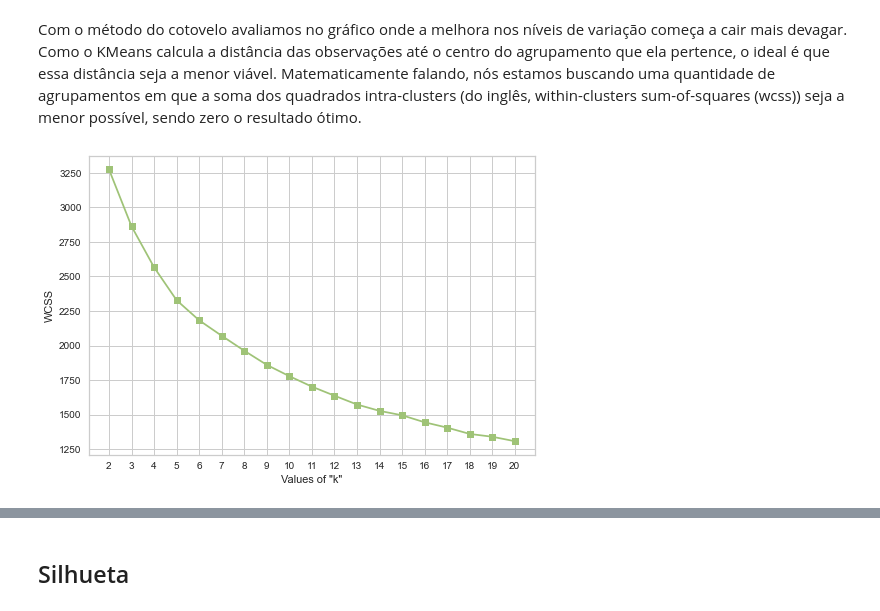
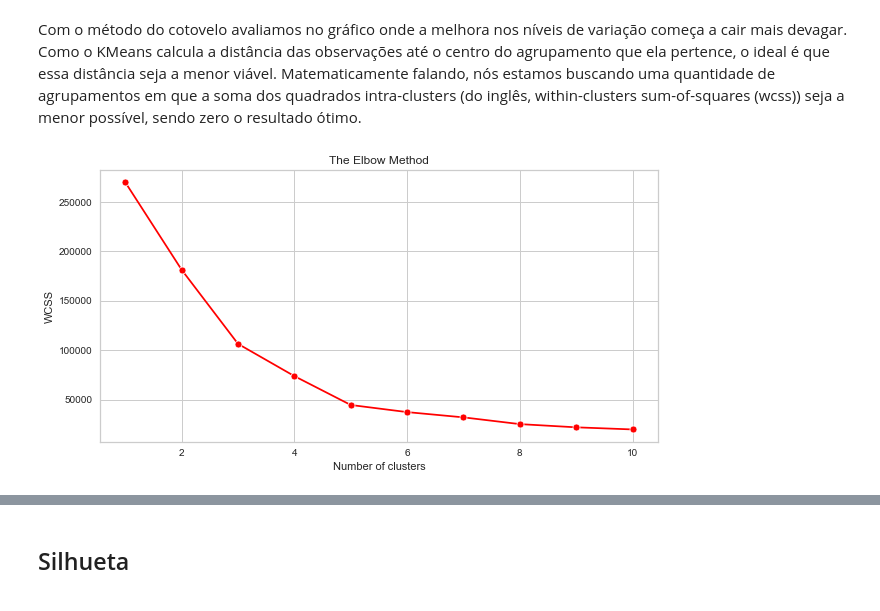
Before and after one commit to thaisratis/Curso_ML_Minsait, a Jupyter notebook: Notebooks/Aula01/Clusterizacao.ipynb, the cells around one changed output, grey strips where cells are left out. Drawn from its saved outputs; the diff is of its cells as text; code cells hidden in the pictures.

```diff
--- a/Notebooks/Aula01/Clusterizacao.ipynb
+++ b/Notebooks/Aula01/Clusterizacao.ipynb
@@ -205,18 +105,3 @@ limit
 # %% [markdown]
 Com o método do cotovelo avaliamos no gráfico onde a melhora nos níveis de variação começa a cair mais devagar.
 Como o KMeans calcula a distância das observações até o centro do agrupamento que ela pertence, o ideal é que essa distância seja a menor viável. Matematicamente falando, nós estamos buscando uma quantidade de agrupamentos em que a soma dos quadrados intra-clusters (do inglês, within-clusters sum-of-squares (wcss)) seja a menor possível, sendo zero o resultado ótimo.
-# %%
-wcss = {}
-
-for k in range(2,limit+1):
-    model = calculateKMeans(pokemon_scaled_df,k)
-    wcss[k] = model.inertia_
-
-# plottando os valores de wcss para encontrar o valor de elbow
-plt.plot(wcss.keys(), wcss.values(), 'gs-')
-plt.xticks(np.arange(min(wcss.keys()), max(wcss.keys())+1, 1.0))
-plt.xlabel('Values of "k"')
-plt.ylabel('WCSS')
-plt.show()
-# %% [output]
-[figure, removed]
@@ -223 +118,10 @@ plt.show()
+# %%
+plt.figure(figsize=(10,5))
+sns.lineplot(range(1, 11), wcss,marker='o',color='red')
+plt.title('The Elbow Method')
+plt.xlabel('Number of clusters')
+plt.ylabel('WCSS')
+plt.show()
+# %% [output]
+[figure, added]
 # %%
```
Also changed, not shown: parts of 55 cells of this notebook, 5 other files.
